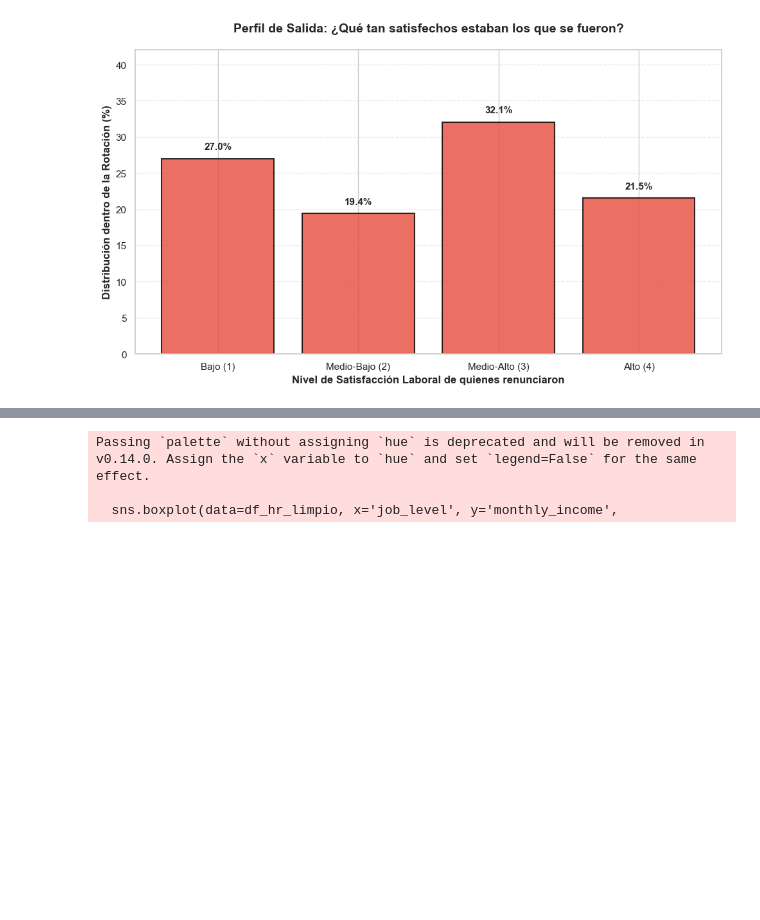
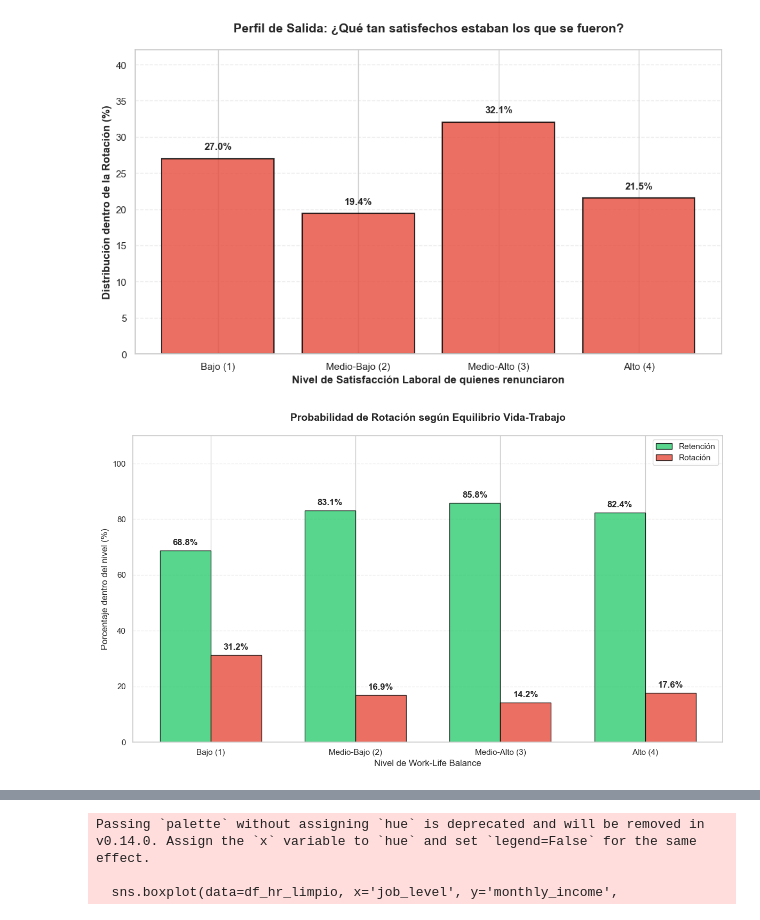
Before and after one commit to Eleonora1989/project-da-promo-63-modulo-3-team-3, a Jupyter notebook: fases/fase_3_visualizacion.ipynb, the cells around one changed output, grey strips where cells are left out. Drawn from its saved outputs; the diff is of its cells as text; code cells hidden in the pictures; blank space fills up the shorter version.

```diff
--- a/fases/fase_3_visualizacion.ipynb
+++ b/fases/fase_3_visualizacion.ipynb
@@ -461,3 +517,57 @@ plt.tight_layout()
 plt.show()
 # %% [output]
 [figure]
+# %%
+# Work_life_balance - Comparativa Retención vs. Rotación:
+
+
+# 1. Preparación de la tabla de contingencia (Normalizada por FILA)
+# Esto calcula: de cada nivel de WLB, qué % se queda y qué % se va.
+wlb_attrition = pd.crosstab(
+    df_hr_limpio['work_life_balance'],
+    df_hr_limpio['attrition'],
+    normalize='index'
+) * 100
+
+# 2. Configuración del Gráfico
+fig, ax = plt.subplots(figsize=(12, 7))
+
+# Definiciones para el eje X
+labels = ['Bajo (1)', 'Medio-Bajo (2)', 'Medio-Alto (3)', 'Alto (4)']
+x = np.arange(len(labels))
+width = 0.35
+
+# Creación de las barras
+bars_retencion = ax.bar(x - width/2, wlb_attrition['No'], width,
+                        label='Retención', color='#2ecc71', edgecolor='black', alpha=0.8)
+bars_rotacion = ax.bar(x + width/2, wlb_attrition['Yes'], width,
+                       label='Rotación', color='#e74c3c', edgecolor='black', alpha=0.8)
+
+# 3. Añadir etiquetas de porcentaje sobre las barras
+def add_labels(bars):
+    for bar in bars:
+        height = bar.get_height()
+        ax.annotate(f'{height:.1f}%',
+                    xy=(bar.get_x() + bar.get_width() / 2, height),
+                    xytext=(0, 5),  # Desplazamiento vertical
+                    textcoords="offset points",
+                    ha='center', va='bottom', fontweight='bold')
+
+add_labels(bars_retencion)
+add_labels(bars_rotacion)
+
+# 4. Estética y limpieza
+ax.set_title('Probabilidad de Rotación según Equilibrio Vida-Trabajo', fontsize=14, fontweight='bold', pad=20)
+ax.set_ylabel('Porcentaje dentro del nivel (%)', fontsize=12)
+ax.set_xlabel('Nivel de Work-Life Balance', fontsize=12)
+ax.set_xticks(x)
+ax.set_xticklabels(labels)
+ax.set_ylim(0, 110) # Espacio para las etiquetas
+ax.legend(loc='upper right')
+ax.grid(axis='y', linestyle='--', alpha=0.3)
+
+plt.tight_layout()
+plt.savefig('Hallazgo_Equilibrio_Trabajo_Vida.png', dpi=300, bbox_inches='tight')
+plt.show()
+# %% [output]
+[figure, added]
```
Also changed, not shown: parts of 6 cells of this notebook, 1 other file.
